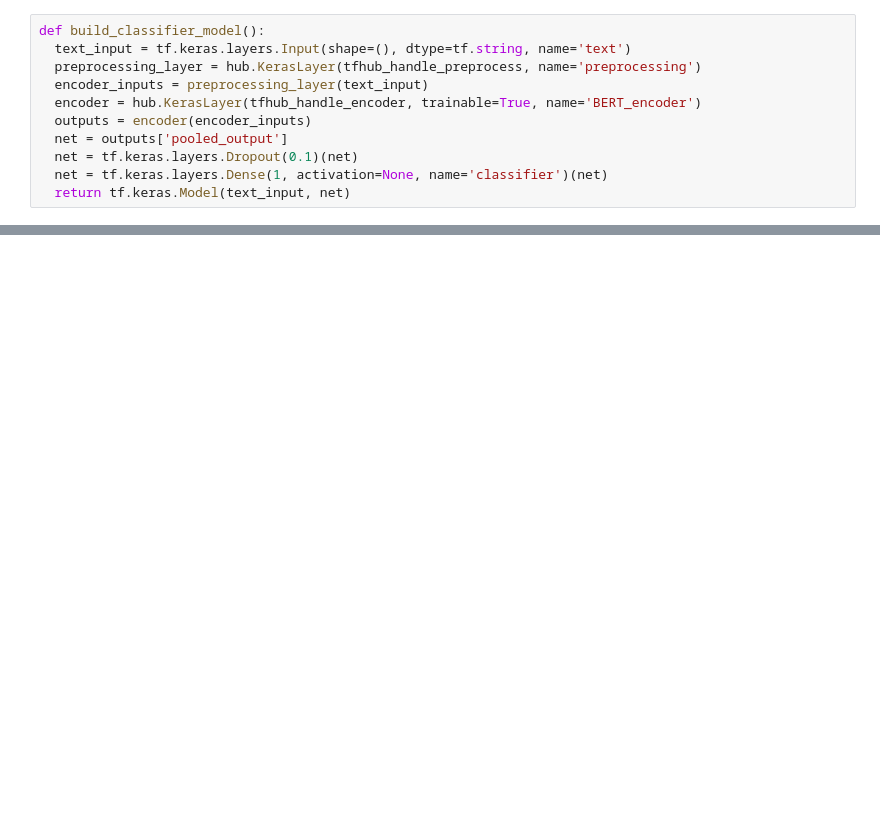
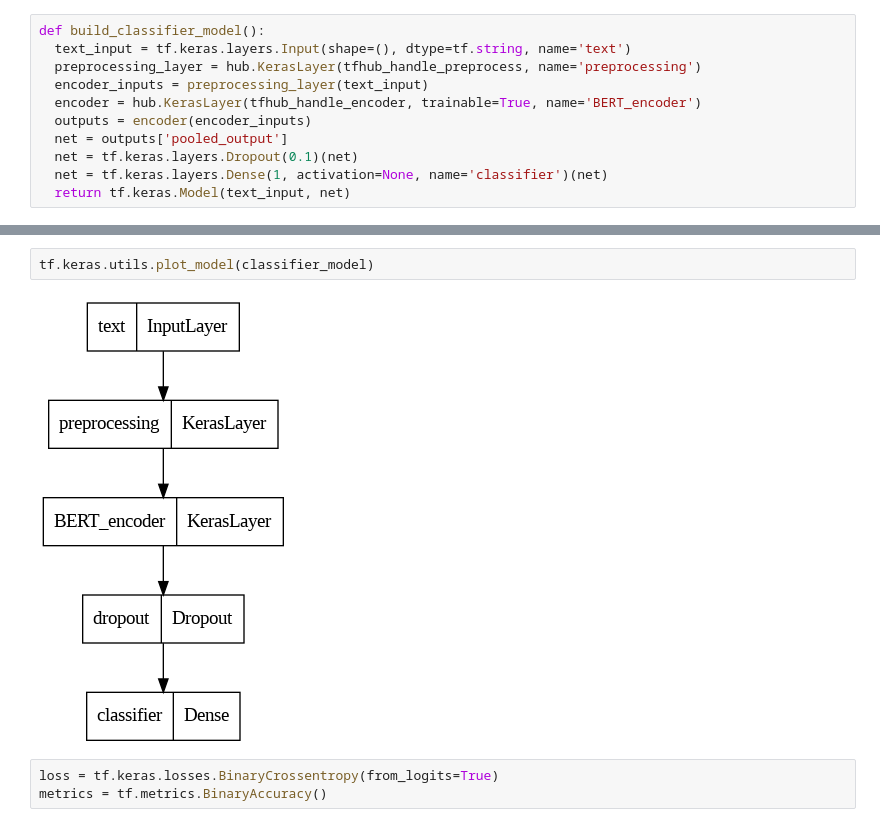
Before and after one commit to dominiksakic/bert, a Jupyter notebook: BERT.ipynb, the cells around one changed output, grey strips where cells are left out. Drawn from its saved outputs; the diff is of its cells as text; blank space fills up the shorter version.

```diff
--- a/BERT.ipynb
+++ b/BERT.ipynb
@@ -173,0 +173,7 @@ tf.Tensor([[0.78418756]], shape=(1, 1), dtype=float32)
+# %%
+tf.keras.utils.plot_model(classifier_model)
+# %% [output]
+[figure, added]
+# %%
+loss = tf.keras.losses.BinaryCrossentropy(from_logits=True)
+metrics = tf.metrics.BinaryAccuracy()
```
Also changed, not shown: parts of 10 cells of this notebook.
